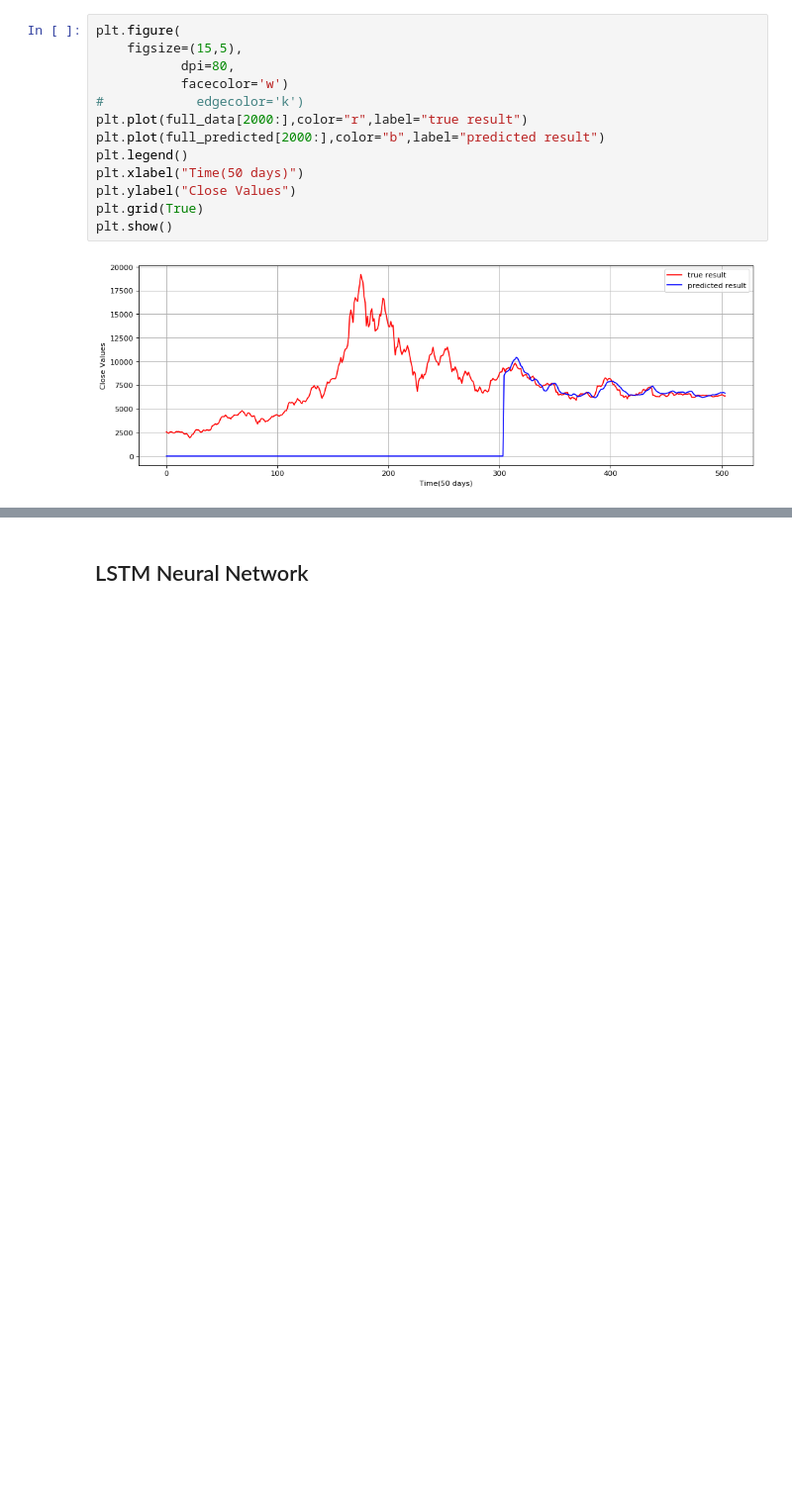
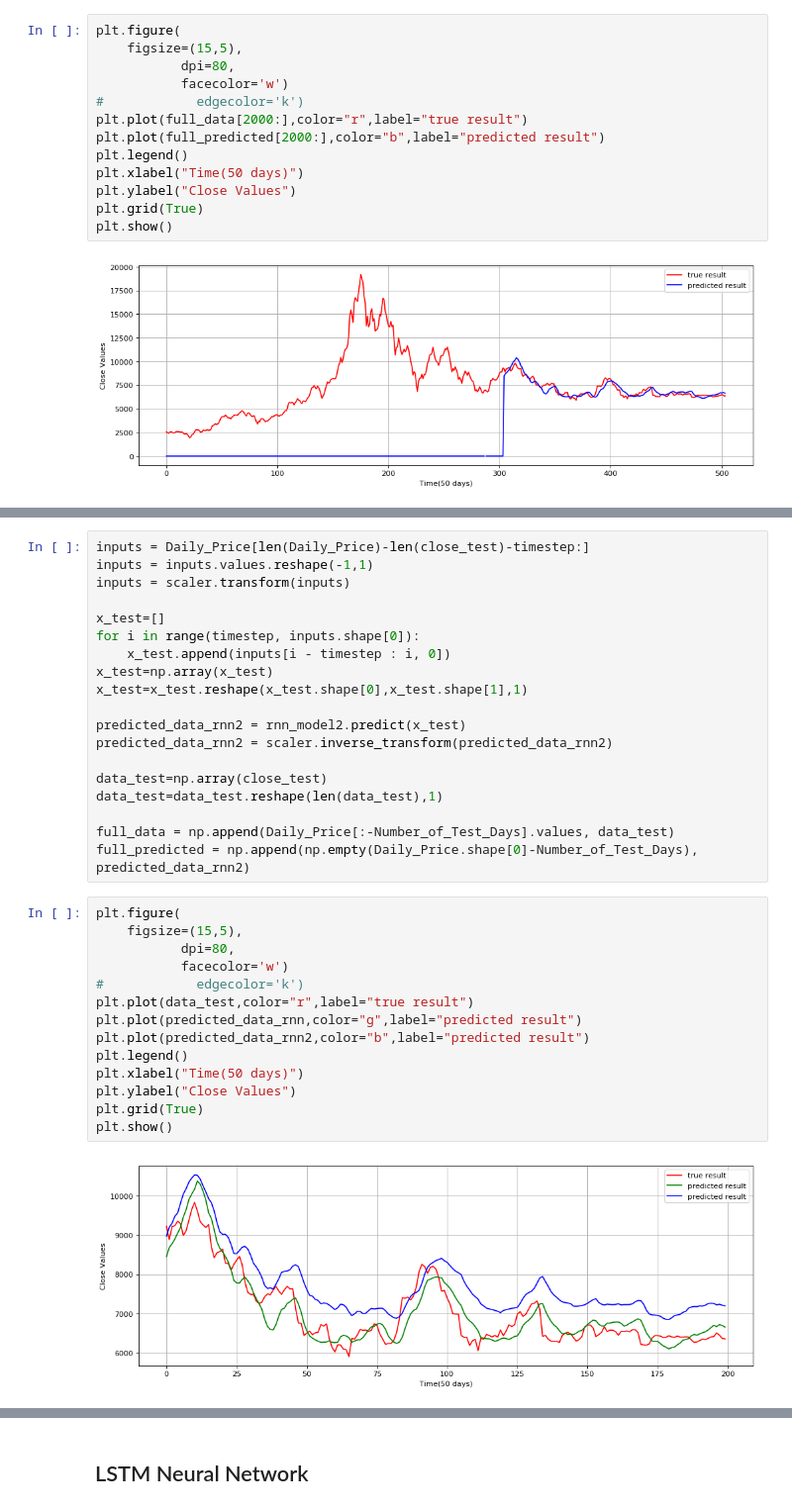
Before and after one commit to danjpark/bitcoin-machinelearning, a Jupyter notebook: BTC_Machine_Learning.ipynb, the cells around one changed output, grey strips where cells are left out. Shown at 99% size. Drawn from its saved outputs; the diff is of its cells as text; blank space fills up the shorter version.

```diff
--- a/BTC_Machine_Learning.ipynb
+++ b/BTC_Machine_Learning.ipynb
@@ -478,0 +535,35 @@ plt.show()
+# %%
+inputs = Daily_Price[len(Daily_Price)-len(close_test)-timestep:]
+inputs = inputs.values.reshape(-1,1)
+inputs = scaler.transform(inputs)
+
+x_test=[]
+for i in range(timestep, inputs.shape[0]):
+    x_test.append(inputs[i - timestep : i, 0])
+x_test=np.array(x_test)
+x_test=x_test.reshape(x_test.shape[0],x_test.shape[1],1)
+
+predicted_data_rnn2 = rnn_model2.predict(x_test)
+predicted_data_rnn2 = scaler.inverse_transform(predicted_data_rnn2)
+
+data_test=np.array(close_test)
+data_test=data_test.reshape(len(data_test),1)
+
+full_data = np.append(Daily_Price[:-Number_of_Test_Days].values, data_test)
+full_predicted = np.append(np.empty(Daily_Price.shape[0]-Number_of_Test_Days), predicted_data_rnn2)
+# %%
+plt.figure(
+    figsize=(15,5),
+           dpi=80,
+           facecolor='w')
+#            edgecolor='k')
+plt.plot(data_test,color="r",label="true result")
+plt.plot(predicted_data_rnn,color="g",label="predicted result")
+plt.plot(predicted_data_rnn2,color="b",label="predicted result")
+plt.legend()
+plt.xlabel("Time(50 days)")
+plt.ylabel("Close Values")
+plt.grid(True)
+plt.show()
+# %% [output]
+[figure, added]
```
Also changed, not shown: parts of 26 cells of this notebook.
